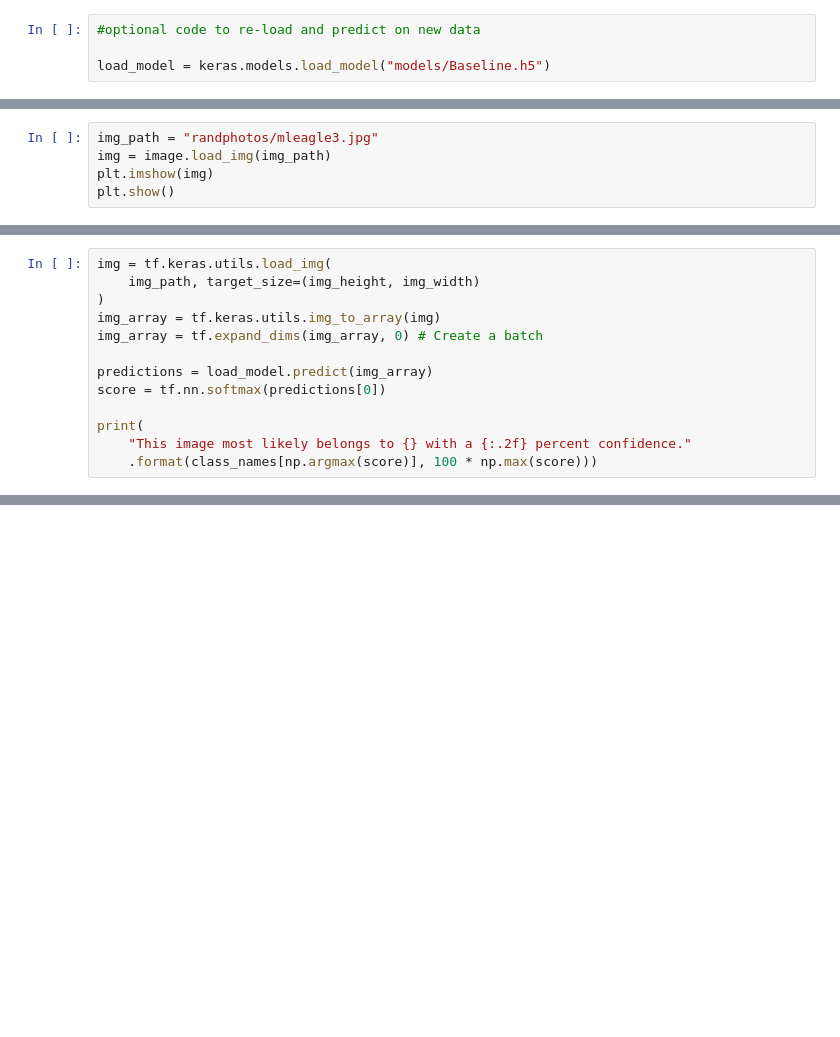
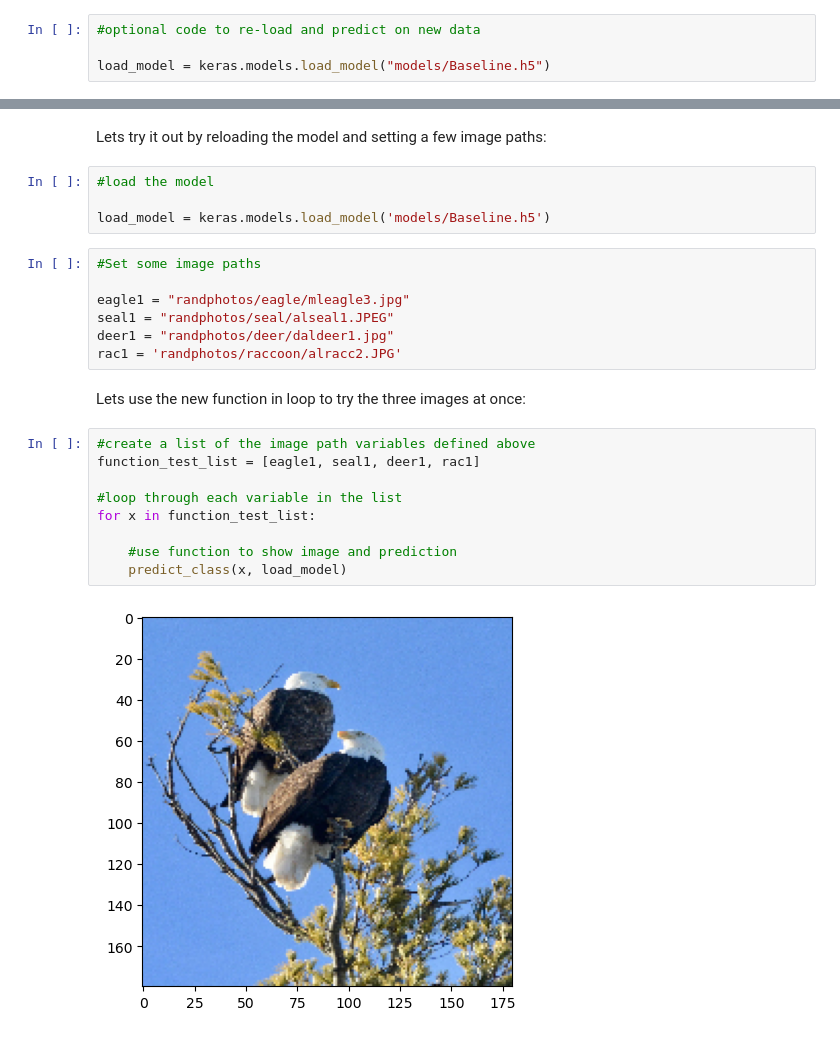
Before and after one commit to Dlappin93/Image-Classification-Capstone, a Jupyter notebook: 2.0_Baseline_Model.ipynb, the cells around one changed output, grey strips where cells are left out. Cells and saved outputs as stored; diff of their text form; blank space fills up the shorter version.

```diff
--- a/2.0_Baseline_Model.ipynb
+++ b/2.0_Baseline_Model.ipynb
@@ -555,8 +671,3 @@ print(
 # %% [output]
 1/1 [==============================] - 0s 18ms/step
 This image most likely belongs to red_fox with a 12.43 percent confidence.
-# %%
-img_path = "randphotos/mleagle3.jpg"
-img = image.load_img(img_path)
-plt.imshow(img)
-plt.show()
@@ -565,13 +673,0 @@ plt.show()
-# %%
-img = tf.keras.utils.load_img(
-    img_path, target_size=(img_height, img_width)
-)
-img_array = tf.keras.utils.img_to_array(img)
-img_array = tf.expand_dims(img_array, 0) # Create a batch
-
-predictions = load_model.predict(img_array)
-score = tf.nn.softmax(predictions[0])
-
-print(
-    "This image most likely belongs to {} with a {:.2f} percent confidence."
-    .format(class_names[np.argmax(score)], 100 * np.max(score)))
@@ -582,0 +716,26 @@ This image most likely belongs to bald_eagle with a 12.52 percent confidence.
+# %% [markdown]
+Lets try it out by reloading the model and setting a few image paths:
+# %%
+#load the model
+
+load_model = keras.models.load_model('models/Baseline.h5')
+# %%
+#Set some image paths
+
+eagle1 = "randphotos/eagle/mleagle3.jpg"
+seal1 = "randphotos/seal/alseal1.JPEG"
+deer1 = "randphotos/deer/daldeer1.jpg"
+rac1 = 'randphotos/raccoon/alracc2.JPG'
+# %% [markdown]
+Lets use the new function in loop to try the three images at once:
+# %%
+#create a list of the image path variables defined above
+function_test_list = [eagle1, seal1, deer1, rac1]
+
+#loop through each variable in the list
+for x in function_test_list:
+
+    #use function to show image and prediction
+    predict_class(x, load_model)
+# %% [output]
+[figure, added]
```
Also changed, not shown: parts of 49 cells of this notebook, 4 other files.
